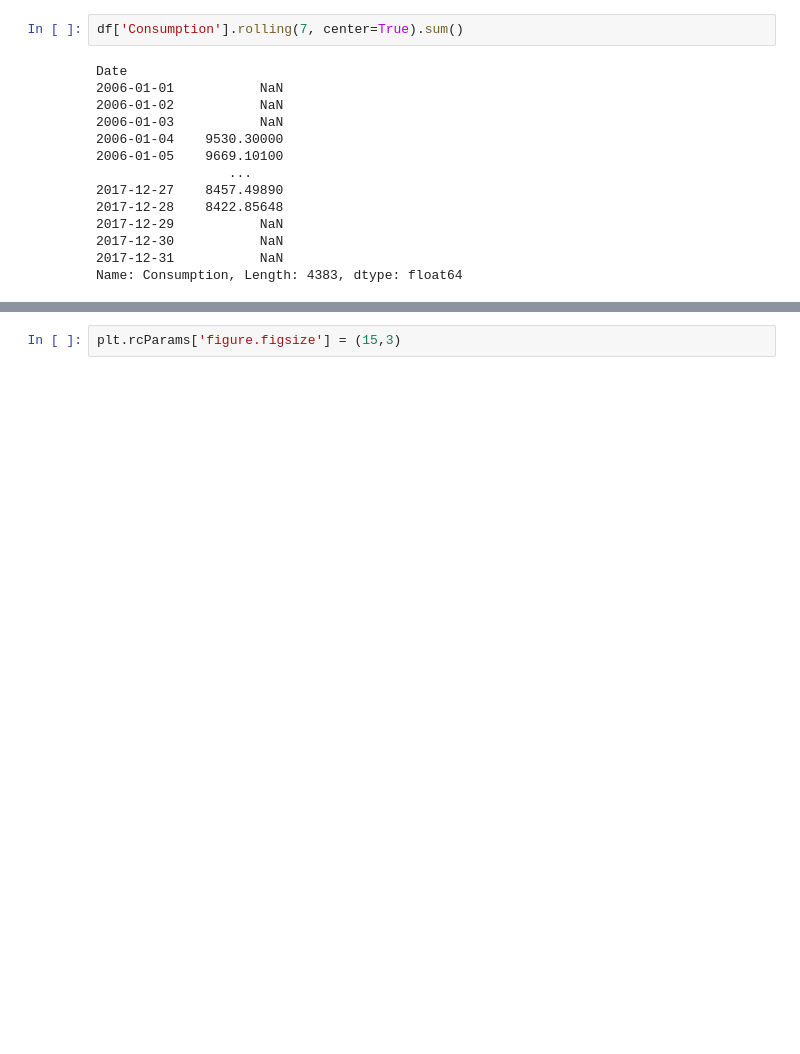
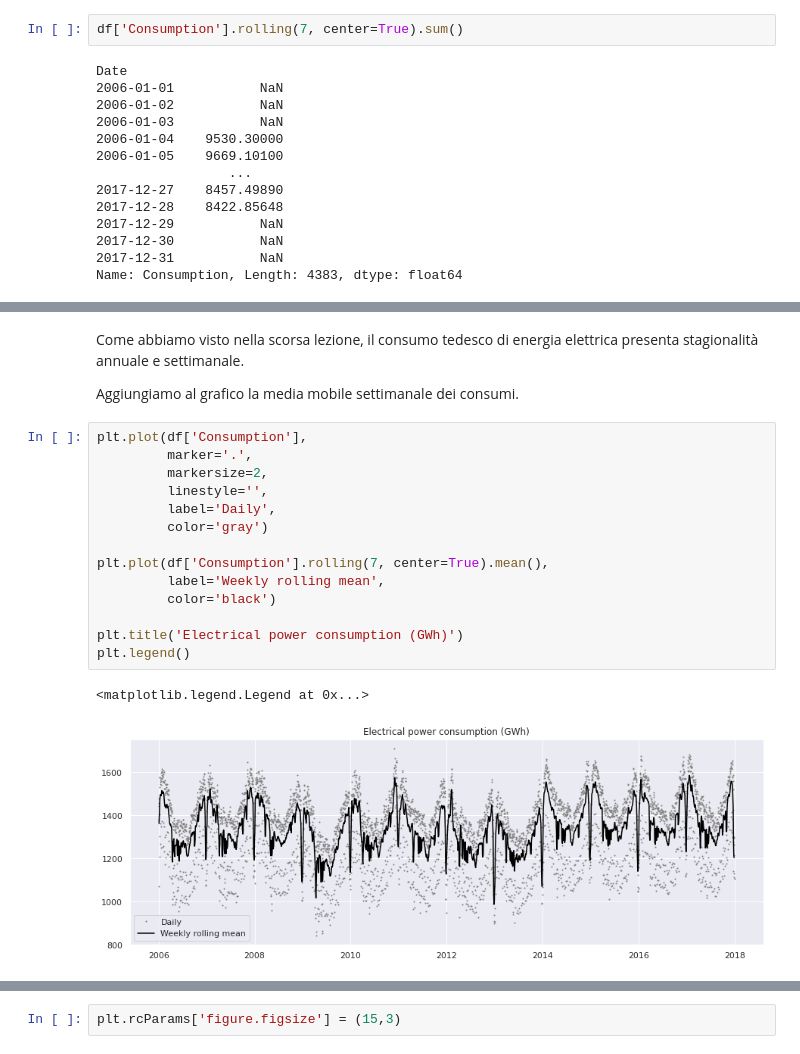
Before and after one commit to fbagattini/Lezioni, a Jupyter notebook: Analisi e Forecast di Serie Temporali con Python - Parte II.ipynb, the cells around one changed output, grey strips where cells are left out. Drawn from its saved outputs; the diff is of its cells as text; blank space fills up the shorter version.

```diff
--- a/Analisi e Forecast di Serie Temporali con Python - Parte II.ipynb
+++ b/Analisi e Forecast di Serie Temporali con Python - Parte II.ipynb
@@ -266,0 +365,21 @@ sns.set()
+# %% [markdown]
+Come abbiamo visto nella scorsa lezione, il consumo tedesco di energia elettrica presenta stagionalità annuale e settimanale.
+
+Aggiungiamo al grafico la media mobile settimanale dei consumi.
+# %%
+plt.plot(df['Consumption'],
+         marker='.',
+         markersize=2,
+         linestyle='',
+         label='Daily',
+         color='gray')
+
+plt.plot(df['Consumption'].rolling(7, center=True).mean(),
+         label='Weekly rolling mean',
+         color='black')
+
+plt.title('Electrical power consumption (GWh)')
+plt.legend()
+# %% [output]
+<matplotlib.legend.Legend at 0x...>
+[figure, added]
```
Also changed, not shown: parts of 83 cells of this notebook.
